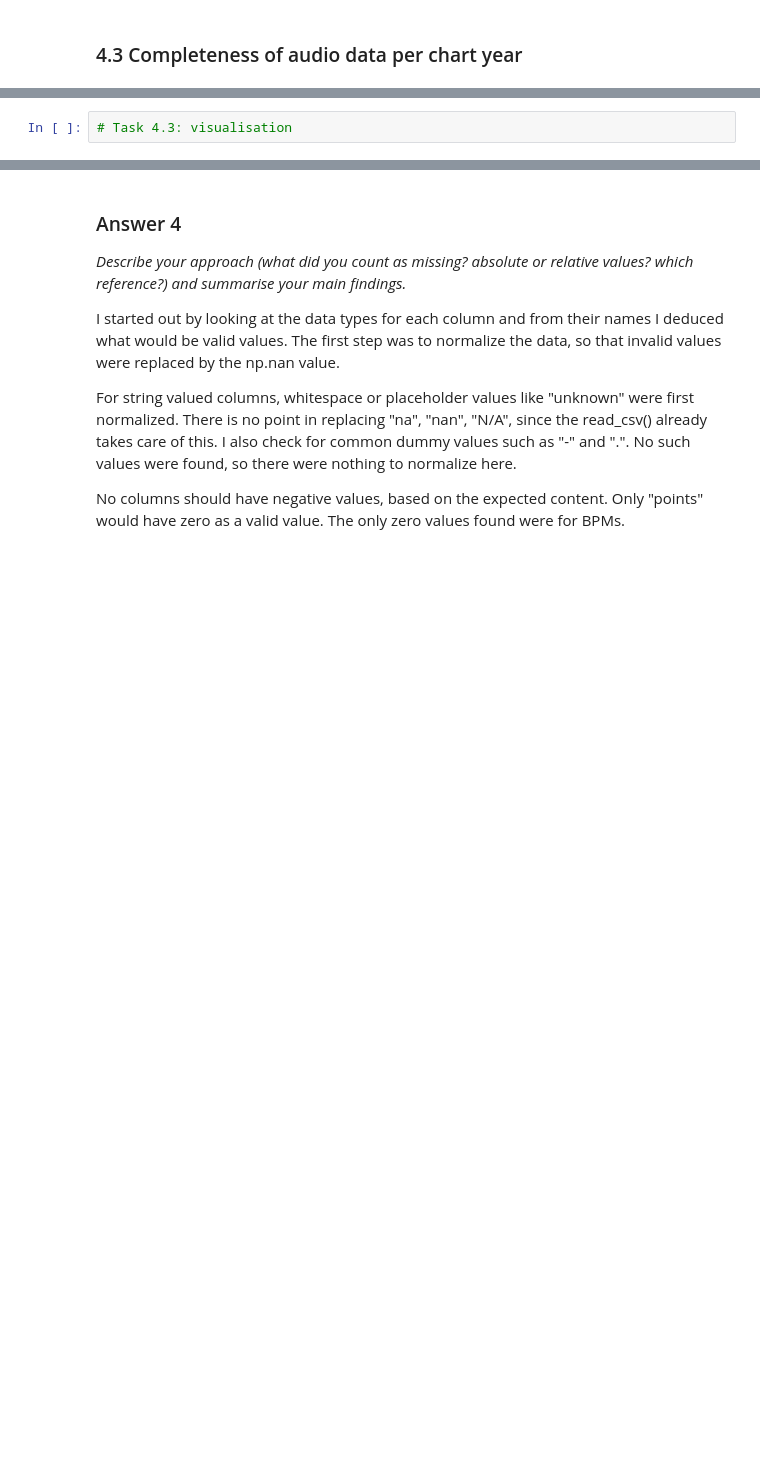
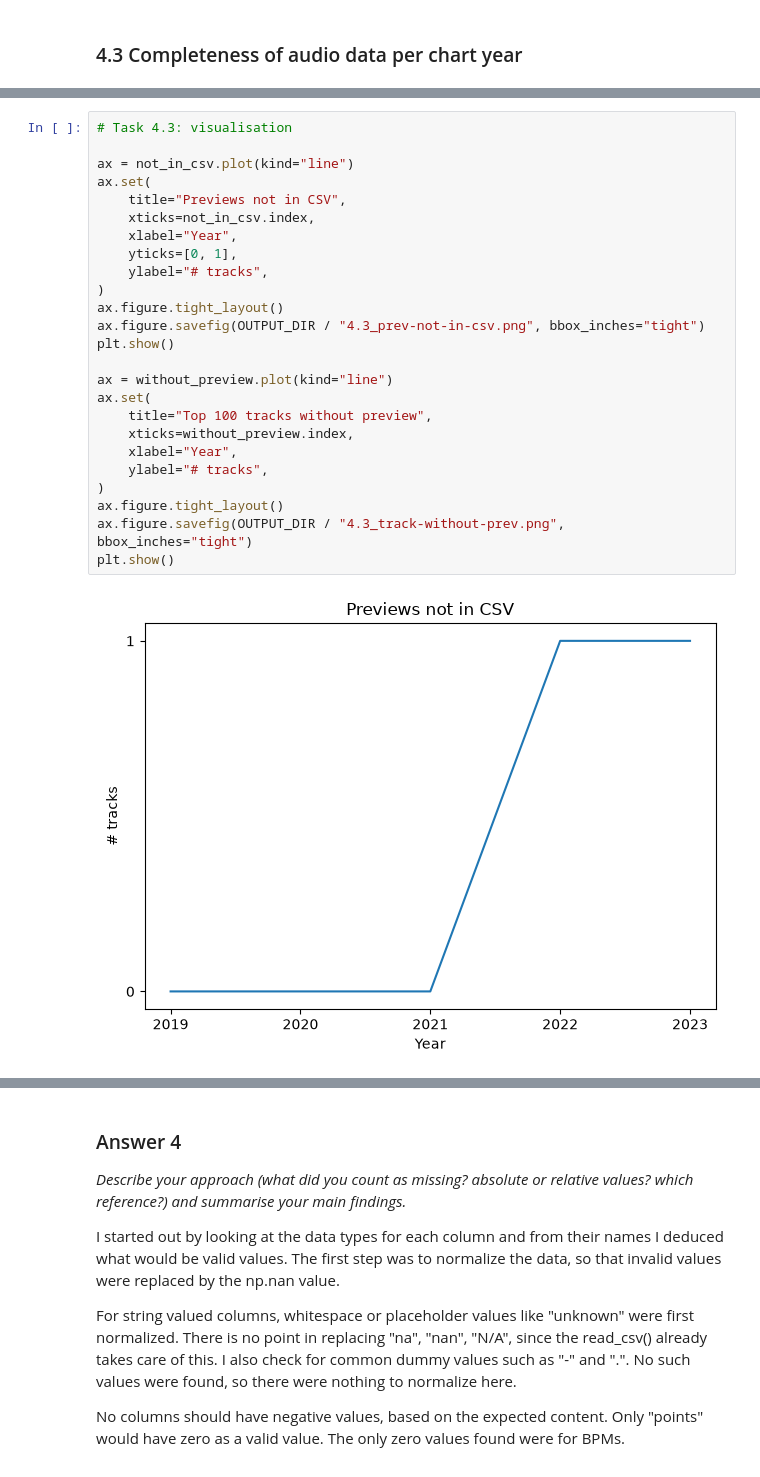
Before and after one commit to EwanMe/mirmla, a Jupyter notebook: T02_corpus_completeness.ipynb, the cells around one changed output, grey strips where cells are left out. Drawn from its saved outputs; the diff is of its cells as text; blank space fills up the shorter version.

```diff
--- a/T02_corpus_completeness.ipynb
+++ b/T02_corpus_completeness.ipynb
@@ -407,2 +430,27 @@ Name: id, dtype: int64
 # %%
 # Task 4.3: visualisation
+
+ax = not_in_csv.plot(kind="line")
+ax.set(
+    title="Previews not in CSV",
+    xticks=not_in_csv.index,
+    xlabel="Year",
+    yticks=[0, 1],
+    ylabel="# tracks",
+)
+ax.figure.tight_layout()
+ax.figure.savefig(OUTPUT_DIR / "4.3_prev-not-in-csv.png", bbox_inches="tight")
+plt.show()
+
+ax = without_preview.plot(kind="line")
+ax.set(
+    title="Top 100 tracks without preview",
+    xticks=without_preview.index,
+    xlabel="Year",
+    ylabel="# tracks",
+)
+ax.figure.tight_layout()
+ax.figure.savefig(OUTPUT_DIR / "4.3_track-without-prev.png", bbox_inches="tight")
+plt.show()
+# %% [output]
+[figure, added]
```
Also changed, not shown: parts of 4 cells of this notebook.
